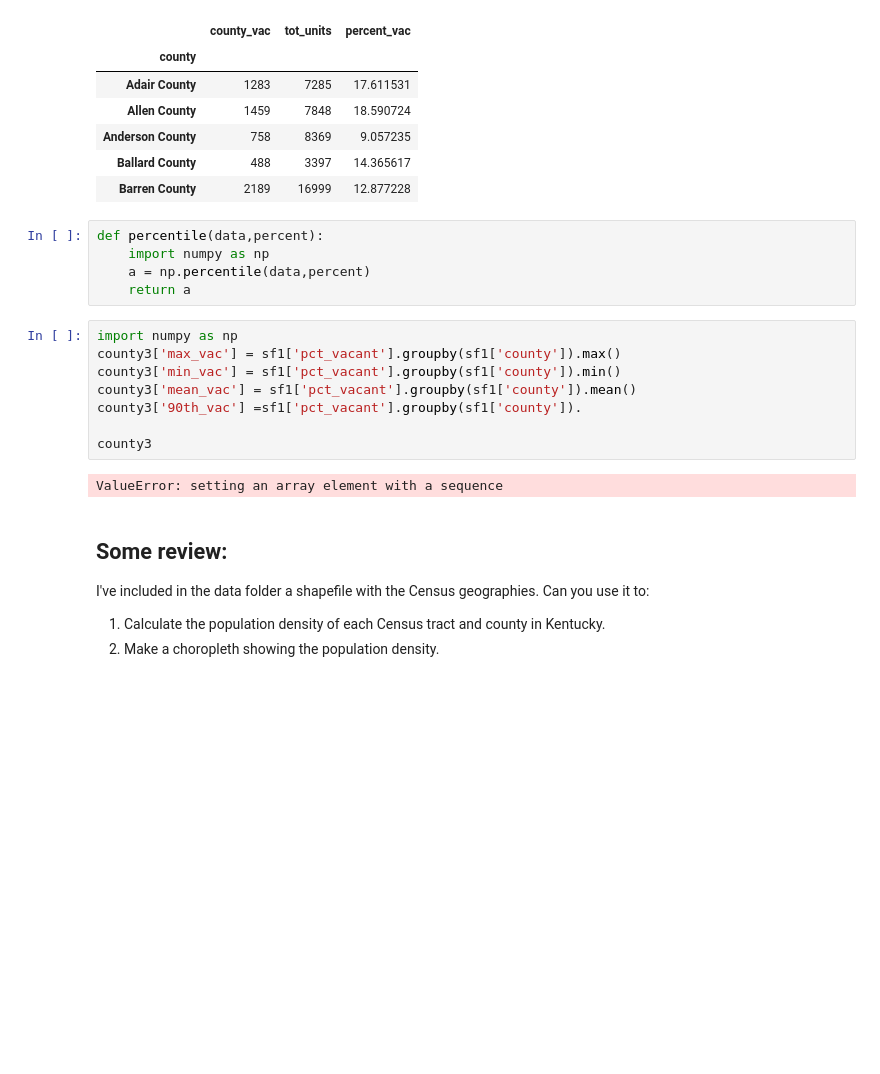
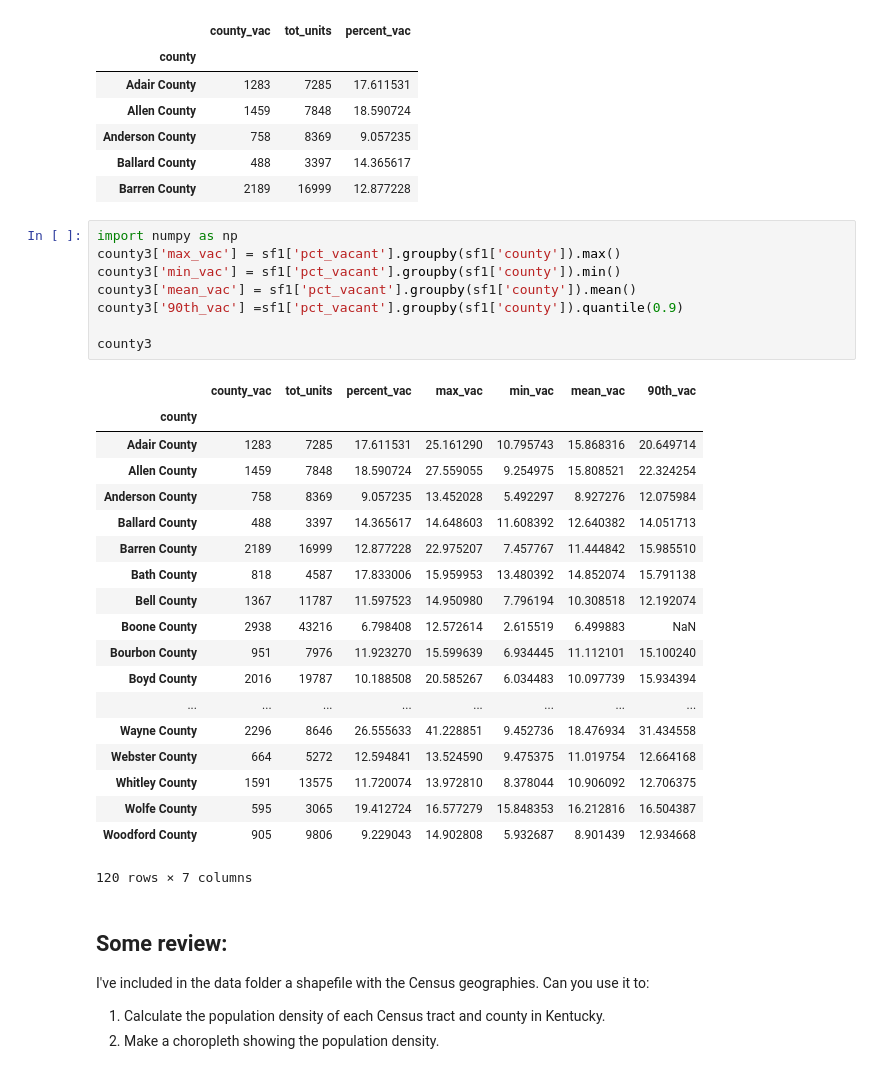
Before and after one commit to ramu225/ce599-s17, a Jupyter notebook: 12-Grouping/groupby.ipynb, the cells around one changed output. Cells and saved outputs as stored; diff of their text form; blank space fills up the shorter version.

```diff
--- a/12-Grouping/groupby.ipynb
+++ b/12-Grouping/groupby.ipynb
@@ -356,21 +356,34 @@ county3.head()
 | Anderson County | 758 | 8369 | 9.057235 |
 | Ballard County | 488 | 3397 | 14.365617 |
 | Barren County | 2189 | 16999 | 12.877228 |
-# %%
-def percentile(data,percent):
-    import numpy as np
-    a = np.percentile(data,percent)
-    return a
 # %%
 import numpy as np
 county3['max_vac'] = sf1['pct_vacant'].groupby(sf1['county']).max()
 county3['min_vac'] = sf1['pct_vacant'].groupby(sf1['county']).min()
 county3['mean_vac'] = sf1['pct_vacant'].groupby(sf1['county']).mean()
-county3['90th_vac'] =sf1['pct_vacant'].groupby(sf1['county']).
+county3['90th_vac'] =sf1['pct_vacant'].groupby(sf1['county']).quantile(0.9)
 
 county3
 # %% [output]
+|  | county_vac | tot_units | percent_vac | max_vac | min_vac | mean_vac | 90th_vac |
+| county |  |  |  |  |  |  |  |
+| Adair County | 1283 | 7285 | 17.611531 | 25.161290 | 10.795743 | 15.868316 | 20.649714 |
+| Allen County | 1459 | 7848 | 18.590724 | 27.559055 | 9.254975 | 15.808521 | 22.324254 |
+| Anderson County | 758 | 8369 | 9.057235 | 13.452028 | 5.492297 | 8.927276 | 12.075984 |
+| Ballard County | 488 | 3397 | 14.365617 | 14.648603 | 11.608392 | 12.640382 | 14.051713 |
+| Barren County | 2189 | 16999 | 12.877228 | 22.975207 | 7.457767 | 11.444842 | 15.985510 |
+| Bath County | 818 | 4587 | 17.833006 | 15.959953 | 13.480392 | 14.852074 | 15.791138 |
+| Bell County | 1367 | 11787 | 11.597523 | 14.950980 | 7.796194 | 10.308518 | 12.192074 |
+| Boone County | 2938 | 43216 | 6.798408 | 12.572614 | 2.615519 | 6.499883 | NaN |
+| Bourbon County | 951 | 7976 | 11.923270 | 15.599639 | 6.934445 | 11.112101 | 15.100240 |
+| Boyd County | 2016 | 19787 | 10.188508 | 20.585267 | 6.034483 | 10.097739 | 15.934394 |
+| ... | ... | ... | ... | ... | ... | ... | ... |
+| Wayne County | 2296 | 8646 | 26.555633 | 41.228851 | 9.452736 | 18.476934 | 31.434558 |
+| Webster County | 664 | 5272 | 12.594841 | 13.524590 | 9.475375 | 11.019754 | 12.664168 |
+| Whitley County | 1591 | 13575 | 11.720074 | 13.972810 | 8.378044 | 10.906092 | 12.706375 |
+| Wolfe County | 595 | 3065 | 19.412724 | 16.577279 | 15.848353 | 16.212816 | 16.504387 |
+| Woodford County | 905 | 9806 | 9.229043 | 14.902808 | 5.932687 | 8.901439 | 12.934668 |
-ValueError: setting an array element with a sequence
+120 rows × 7 columns
 # %% [markdown]
 ## Some review:
 
```
Also changed, not shown: parts of 13 cells of this notebook.
